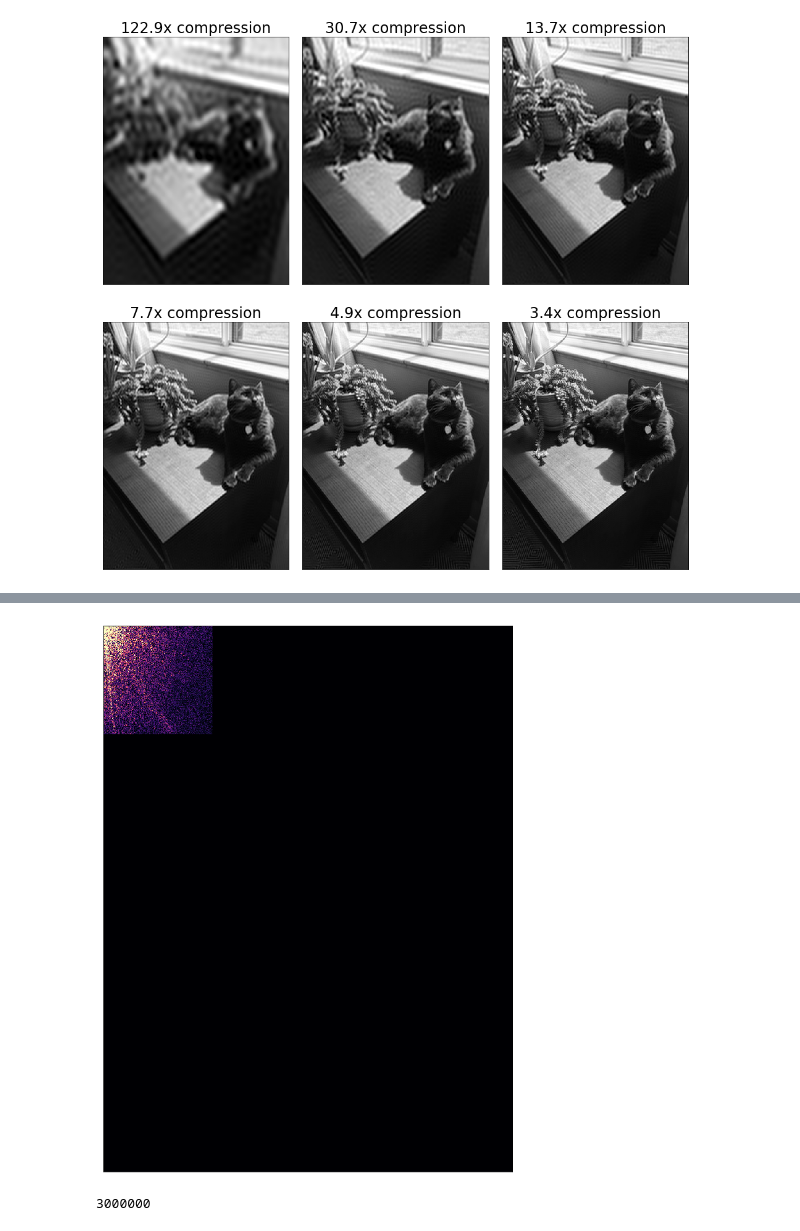
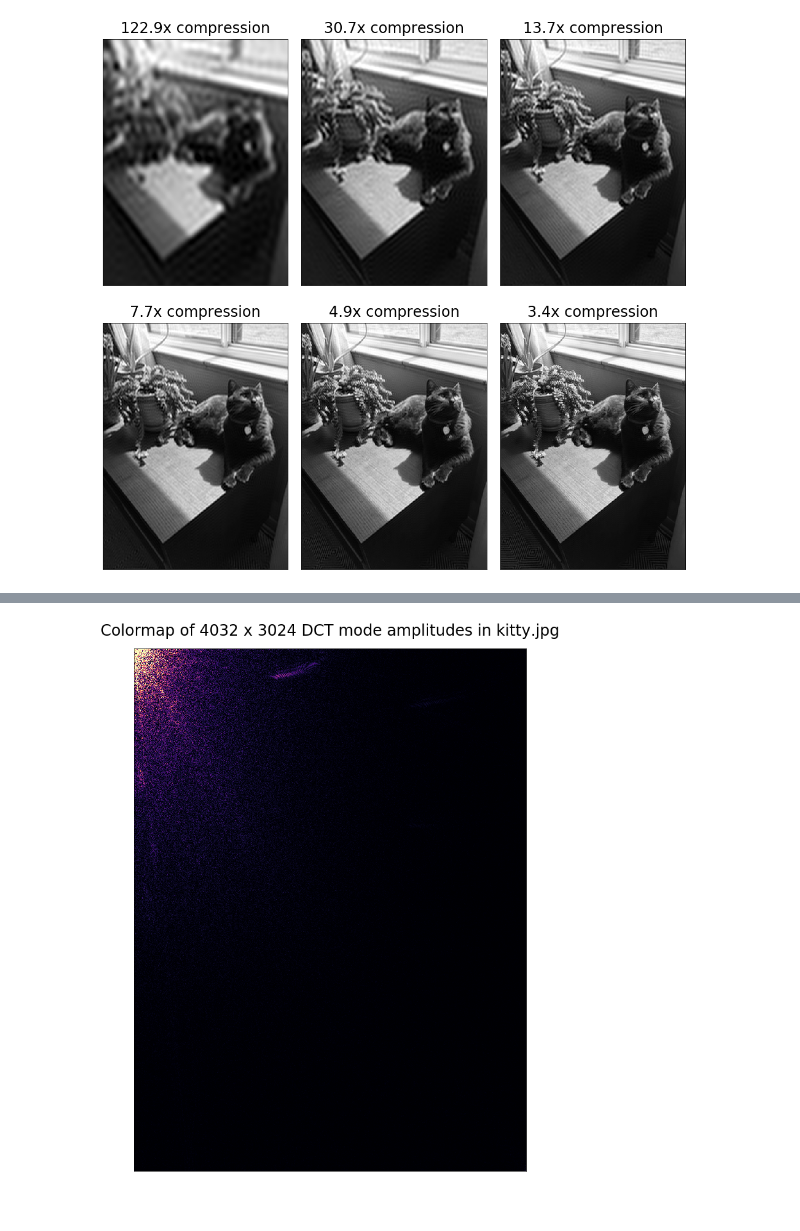
Before and after one commit to bradleypmartin/LinearAlgebraGeekout190405, a Jupyter notebook: 2D Image compression.ipynb, the cells around one changed output, grey strips where cells are left out. Cells and saved outputs as stored; diff of their text form; code cells hidden in the pictures.

Commit message:
Finishing up 2D image compression. Yay!

```diff
--- a/2D Image compression.ipynb
+++ b/2D Image compression.ipynb
@@ -80,6 +109,7 @@ fig = plt.figure(figsize=(17, 17))
 
 fig.subplots_adjust(hspace=0, wspace=0.075)
 plt.rcParams['font.size'] = 20
+plt.rcParams['axes.titlepad'] = 10
 
 for ii in range(6):
     plt.subplot(2, 3, ii + 1)
@@ -95,6 +129,7 @@ pixels = get_image_from_file(image_filename='kitty.jpg', size=(4032, 3024))
 dct_size = pixels.shape[0]
 dct = get_2D_dct(pixels)
 plt.rcParams['font.size'] = 20
+plt.rcParams['axes.titlepad'] = 20
 
 lastRowCol = 630
 
@@ -117,30 +158,29 @@ plt.yticks([]);
 # %%
-# Plot of frequency intensities
+# Plot of frequency intensities (high-res image)
 
-pixels = get_image_from_file(image_filename='kitty.jpg', size=(2000, 1500))
+pixels = get_image_from_file(image_filename='kitty.jpg', size=(4032, 3024))
 dct_size = pixels.shape[0]
 dct = get_2D_dct(pixels)
-reconstructed_images = []
+plt.rcParams['font.size'] = 20
+plt.rcParams['axes.titlepad'] = 20
 
-lastRowCol = 400
+# don't want to blank out any modes just yet
+lastRowCol = 5000
 
 dct_copy = dct.copy()
 dct_copy[lastRowCol:,:] = 0
 dct_copy[:,lastRowCol:] = 0
 
 dct_copy_norm = abs(dct_copy)/np.amax(abs(dct_copy))
 
 # Reconstructed image of dct coeffs
 reconstructed_image = get_reconstructed_image(abs(dct_copy));
 
 plt.figure(figsize=(15,15))
+plt.title('Colormap of 4032 x 3024 DCT mode amplitudes in kitty.jpg')
 plt.imshow(reconstructed_image, cmap=plt.cm.magma)
 plt.grid(False);
 plt.xticks([]);
 plt.yticks([]);
 # %% [output]
-[figure, old version]
+[figure, new version]
-# %%
-2000*1500
-# %% [output]
-3000000
```
Also changed, not shown: parts of 13 cells of this notebook.
